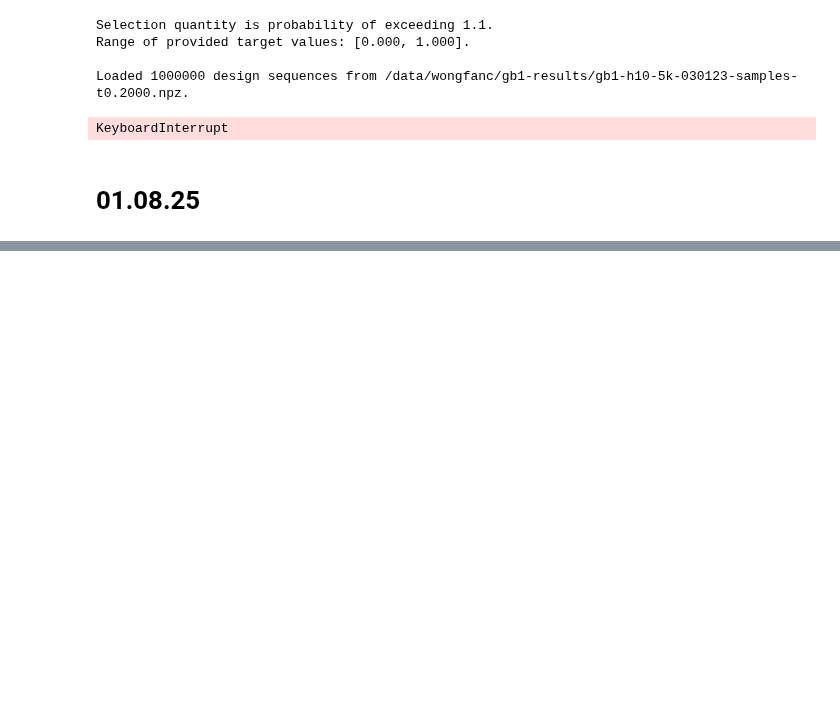
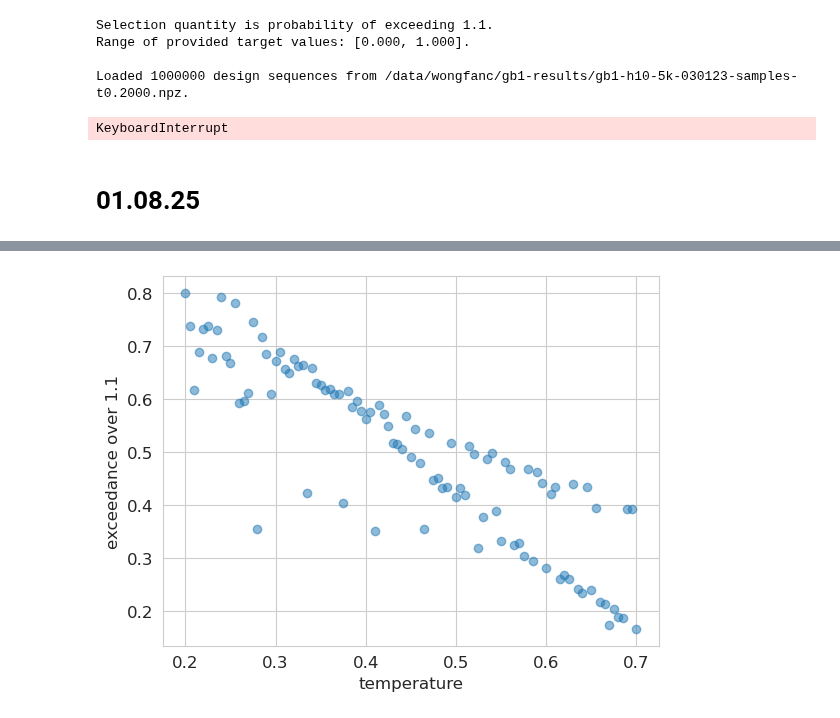
Before and after one commit to clarafy/design-algorithm-selection, a Jupyter notebook: notebooks/gb1-5k-exceedance-121824.ipynb, the cells around one changed output, grey strips where cells are left out. Drawn from its saved outputs; the diff is of its cells as text; code cells hidden in the pictures; blank space fills up the shorter version.

```diff
--- a/notebooks/gb1-5k-exceedance-121824.ipynb
+++ b/notebooks/gb1-5k-exceedance-121824.ipynb
@@ -360,0 +377,11 @@ ax1.set_xlabel(r'desired mean design label ($\tau$)');
+# %%
+# load design distributions
+temperatures = np.arange(0.2, 0.701, 0.005)  # np.arange(0.2, 0.701, 0.005) in 03.08 results
+temp2theta = {
+    round(t, 4): np.load('/data/wongfanc/gb1-models/gb1-h10-5k-t{:.4f}-030123.npz'.format(t))['theta_lxa']
+    for t in temperatures
+}
+# %%
+exceedance_threshold = 1.1
+temp2mean = gb1.get_true_mean_label_from_theta(temp2theta, threshold=exceedance_threshold, verbose=True)
+# temp2mean = gb1.get_true_mean_label_from_theta(temp2theta, threshold=None, verbose=True)
@@ -361 +406,7 @@ ax1.set_xlabel(r'desired mean design label ($\tau$)');
+# %%
+temps, exceeds = zip(*list(temp2mean.items()))
+plt.scatter(temps, exceeds, alpha=0.5);
+plt.xlabel('temperature'); plt.ylabel('exceedance over {}'.format(exceedance_threshold));
+# %% [output]
+[figure, added]
 # %%
```
Also changed, not shown: parts of 19 cells of this notebook, 9 other files.
